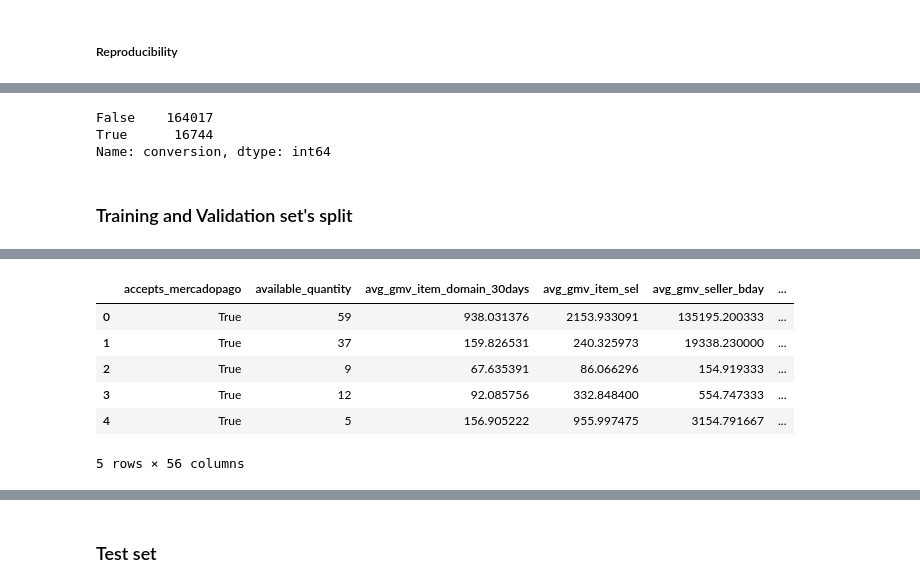
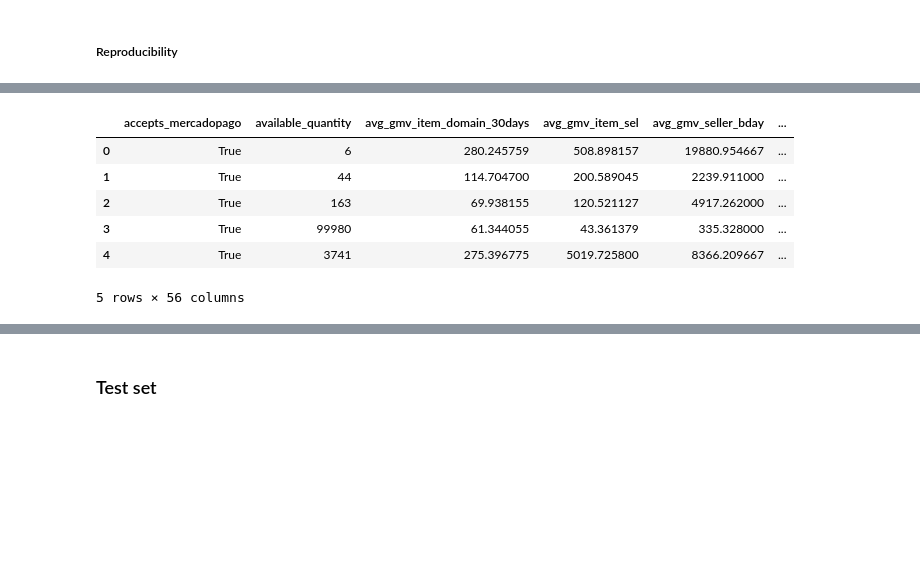
Before and after one commit to jonmunm/nbs, a Jupyter notebook: Meli/CVR Data Challenge/Model usage.ipynb, the cells around one changed output, grey strips where cells are left out. Saved outputs shown, nothing was run; the diff lists cells and outputs as text; code cells hidden in the pictures; blank space fills up the shorter version.

```diff
--- a/Meli/CVR Data Challenge/Model usage.ipynb
+++ b/Meli/CVR Data Challenge/Model usage.ipynb
@@ -49,11 +44,3 @@ whole_train_df.head()
 | 3 | True | 12 | 92.085756 | 332.848400 | 554.747333 | ... |
 | 4 | True | 5 | 156.905222 | 955.997475 | 3154.791667 | ... |
 5 rows × 56 columns
-# %%
-whole_train_df['conversion'].value_counts()
-# %% [output]
-False    164017
-True      16744
-Name: conversion, dtype: int64
-# %% [markdown]
-### Training and Validation set's split
@@ -72,4 +47,5 @@ validation_df = pd.DataFrame(data=validation_data, columns=whole_train_df.column
 # %%
-print('{0:,} registros a las {1}'.format(len(train_df), datetime.now()))
-train_df.head()
+validation_df = pd.read_csv('csv/_validation_2020_09_13.csv', low_memory=False)
+print('{0:,} registros a las {1}'.format(len(validation_df), datetime.now()))
+validation_df.head()
 # %% [output]
@@ -77,7 +53,7 @@ train_df.head()
 |  | accepts_mercadopago | available_quantity | avg_gmv_item_domain_30days | avg_gmv_item_sel | avg_gmv_seller_bday | ... |
-| 0 | True | 59 | 938.031376 | 2153.933091 | 135195.200333 | ... |
-| 1 | True | 37 | 159.826531 | 240.325973 | 19338.230000 | ... |
-| 2 | True | 9 | 67.635391 | 86.066296 | 154.919333 | ... |
-| 3 | True | 12 | 92.085756 | 332.848400 | 554.747333 | ... |
-| 4 | True | 5 | 156.905222 | 955.997475 | 3154.791667 | ... |
+| 0 | True | 6 | 280.245759 | 508.898157 | 19880.954667 | ... |
+| 1 | True | 44 | 114.704700 | 200.589045 | 2239.911000 | ... |
+| 2 | True | 163 | 69.938155 | 120.521127 | 4917.262000 | ... |
+| 3 | True | 99980 | 61.344055 | 43.361379 | 335.328000 | ... |
+| 4 | True | 3741 | 275.396775 | 5019.725800 | 8366.209667 | ... |
 5 rows × 56 columns
```
Also changed, not shown: parts of 65 cells of this notebook, 6 other files.
